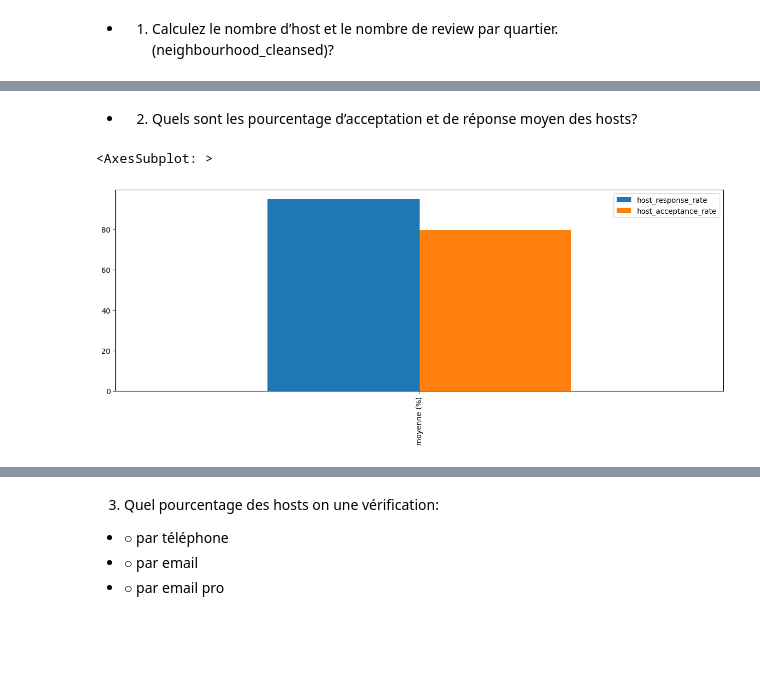
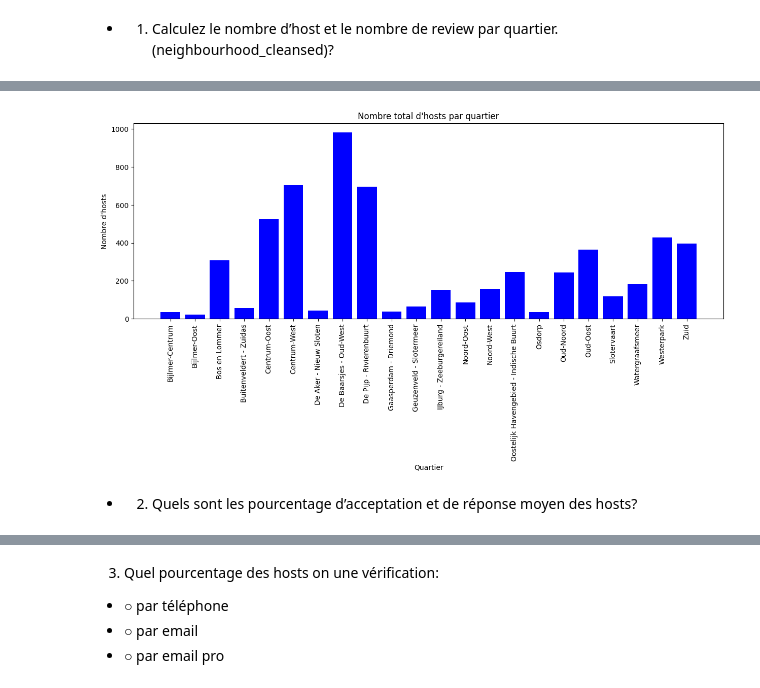
Before and after one commit to DonzerHD/Pandas-Env-Visuel, a Jupyter notebook: Pandas/TD_Pandas.ipynb, the cells around one changed output, grey strips where cells are left out. Saved outputs shown, nothing was run; the diff lists cells and outputs as text; code cells hidden in the pictures; blank space fills up the shorter version.

```diff
--- a/Pandas/TD_Pandas.ipynb
+++ b/Pandas/TD_Pandas.ipynb
@@ -25,11 +39,21 @@ reviews.plot(kind='bar', figsize=(15, 5))
+# %%
+host_id = df.groupby('neighbourhood_cleansed').agg({'host_id': 'nunique'})
+
+# Initialiser la figure et les axes
+fig, ax = plt.subplots(figsize=(15, 5))
+
+# Créer le graphique à barres
+ax.bar(reviews.index, host_id['host_id'], color='blue')
+
+# Ajouter le titre et les labels d'axes
+ax.set_title("Nombre total d'hosts par quartier")
+ax.set_xlabel('Quartier')
+ax.set_ylabel("Nombre d'hosts")
+plt.xticks(rotation=90)
+
+# Afficher le graphique
+plt.show()
+# %% [output]
+[figure, added]
 # %% [markdown]
 - 2. Quels sont les pourcentage d’acceptation et de réponse moyen des hosts?
-# %%
-df[['host_response_rate', 'host_acceptance_rate']] = df[['host_response_rate', 'host_acceptance_rate']].replace('%', '' , regex=True ).astype(float)
-moyennes = df[['host_response_rate', 'host_acceptance_rate']].mean()
-moyennes = moyennes.rename(index='moyenne (%)')
-moyennes = moyennes.to_frame().T
-moyennes.plot(kind='bar', figsize=(15, 5))
-# %% [output]
-<AxesSubplot: >
-[figure, removed]
```
Also changed, not shown: parts of 14 cells of this notebook, 4 other files.
